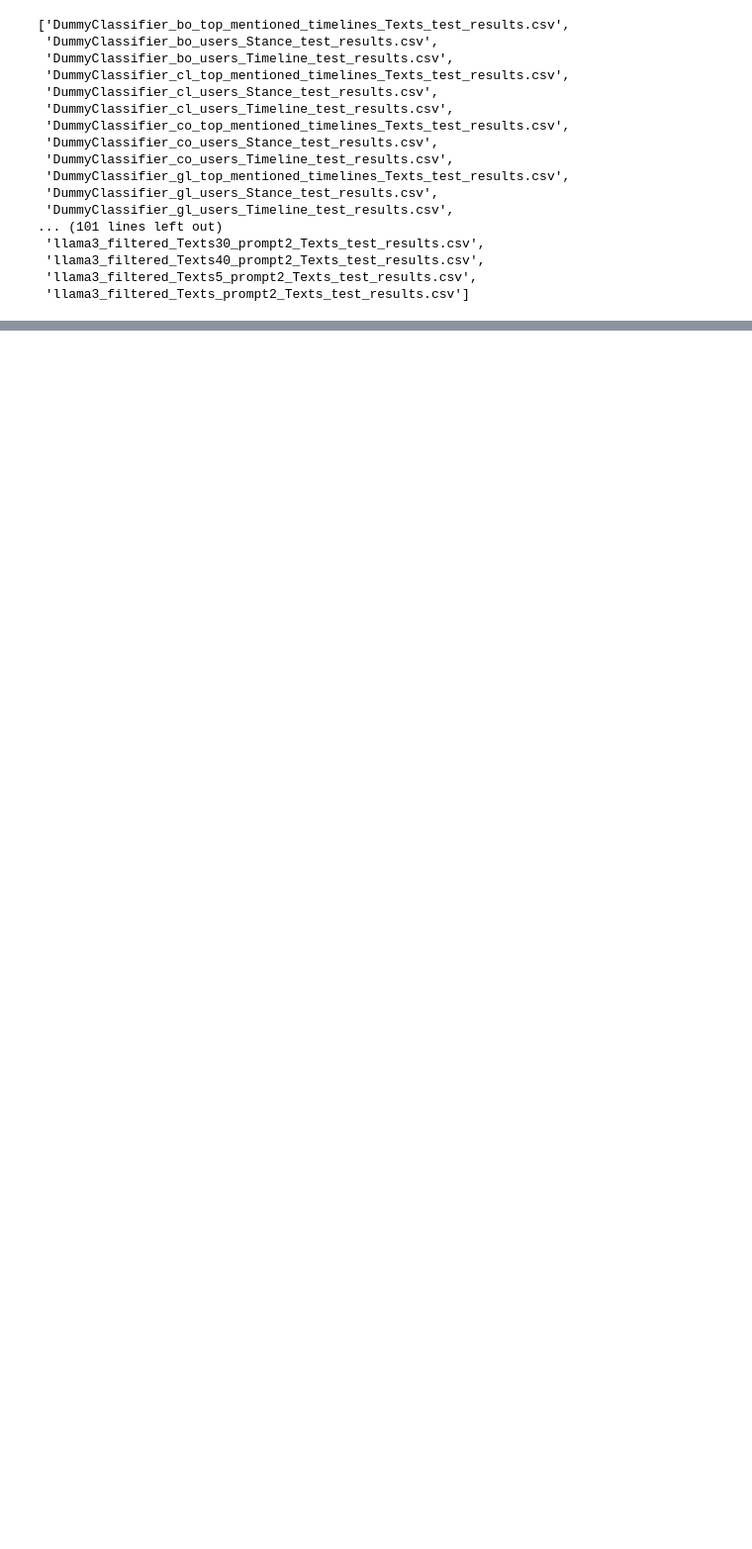
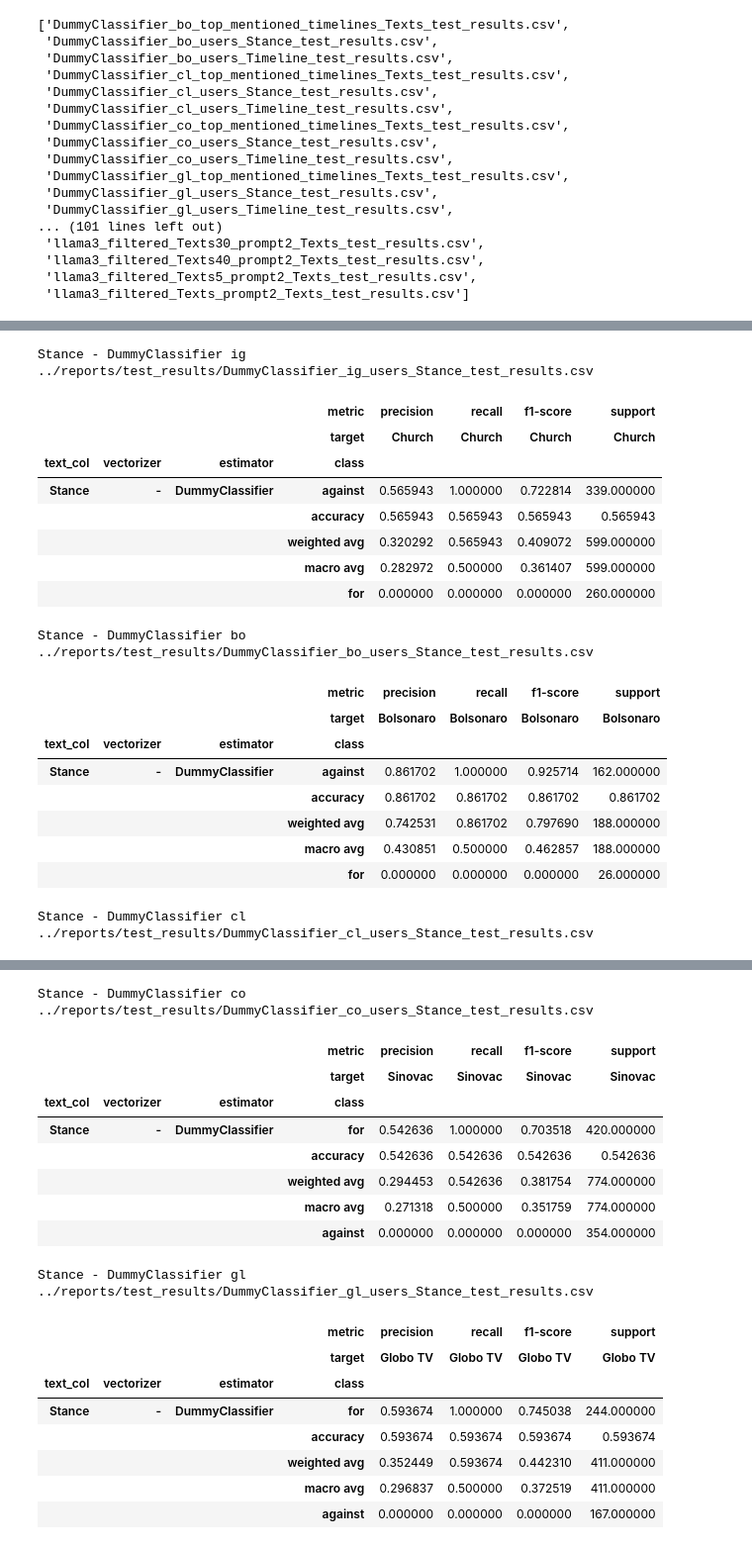
Before and after one commit to semcovici/stance-prediction-UstanceBR, a Jupyter notebook: notebooks/3.results_analysis.ipynb, the cells around one changed output, grey strips where cells are left out. Shown at 99% size. Cells and saved outputs as stored; diff of their text form; code cells hidden in the pictures; blank space fills up the shorter version.

```diff
--- a/notebooks/3.results_analysis.ipynb
+++ b/notebooks/3.results_analysis.ipynb
@@ -60,41 +64,78 @@ names
 # %%
 # (vectorizer,estimator, path_sring)
 results_tuples_stance = [
-    ("-" ,"DummyClassifier", "DummyClassifier_{target}_users_Stance_test_results.csv"),
-    ("TF-IDF" ,"xgboost", "XGBClassifier_TfidfVectorizer_cl_users_Stance_test_results.csv"),
-    ("bertabaporu-base-uncased" ,"xgboost", "XGBClassifier_TfidfVectorizer_cl_users_Stance_test_results.csv"),
-    ("-" ,"bertabaporu-base-uncased", "bert_classifier_pablocosta_bertabaporu_base_uncased_{target}_Stance_test_results.csv")
+    # Stance
+    ("Stance", "-" ,"DummyClassifier", "DummyClassifier_{target}_users_Stance_test_results.csv"),
+    ("Stance", "TF-IDF" ,"xgboost", "XGBClassifier_TfidfVectorizer_{target}_users_Stance_test_results.csv"),
+    ("Stance", "bertabaporu-base-uncased" ,"xgboost", "XGBClassifier_TfidfVectorizer_{target}_users_Stance_test_results.csv"),
+    ("Stance", "-" ,"bertabaporu-base-uncased", "bert_classifier_pablocosta_bertabaporu_base_uncased_{target}_Stance_test_results.csv"),
 
+    # Texts
+    ("Texts", "-" ,"DummyClassifier", "DummyClassifier_{target}_top_mentioned_timelines_Texts_test_results.csv"),
+    ("Texts", "TF-IDF" ,"xgboost", "XGBClassifier_TfidfVectorizer_{target}_top_mentioned_timelines_Texts_test_results.csv"),
+    ("Texts", "bertabaporu-base-uncased" ,"xgboost", "bertimbau_xgb_{target}_top_mentioned_timelines_emb_Texts_test_results.csv"),
+
+    # Timeline
+    ("Timeline", "-" ,"DummyClassifier", "DummyClassifier_{target}_users_Timeline_test_results.csv"),
+    ("Timeline", "TF-IDF" ,"xgboost", "XGBClassifier_TfidfVectorizer_{target}_users_Timeline_test_results.csv"),
+    ("Timeline", "bertabaporu-base-uncased" ,"xgboost", "bertimbau_xgb_{target}_users_emb_Timeline_test_results.csv")
 
 ]
 
 list_results = []
-for vectorizer, estimator, path_results in results_tuples_stance:
+for text_col, vectorizer, estimator, path_results in results_tuples_stance:
 
     list_cr = []
 
     for target in target_list:
 
-        df_results = pd.read_csv(test_results_path + path_results.format(target = target))
+
+        path = test_results_path + path_results.format(target = target)
+        df_results = pd.read_csv(path)
 
 
         # get classification report df
         df_classification_report = get_classification_report(df_results.test, df_results.pred, cr_args = {})
 
         # create multindex
         column_indexes = [(metric,dict_cp[target]) for metric in df_classification_report.columns]
         multi_index_cols = pd.MultiIndex.from_tuples(column_indexes, names=['metric', 'target'])
-        rows_indexes = [(vectorizer, estimator, cl) for cl in df_classification_report.index]
-        multi_index_rows = pd.MultiIndex.from_tuples(rows_indexes, names=['vectorizer', 'estimator', 'class'])
+        rows_indexes = [(text_col, vectorizer, estimator, cl) for cl in df_classification_report.index]
+        multi_index_rows = pd.MultiIndex.from_tuples(rows_indexes, names=['text_col','vectorizer', 'estimator', 'class'])
         df_classification_report.columns = multi_index_cols
         df_classification_report.index = multi_index_rows
 
-
+        print(text_col, vectorizer, estimator,target)
+        print(path)
+        display(df_classification_report)
 
         list_cr.append(df_classification_report)
 
     df_results = pd.concat(list_cr, axis = 1)
 
     list_results.append(df_results)
 
 df_results_final = pd.concat(list_results)
+# %% [output]
+Stance - DummyClassifier ig
+../reports/test_results/DummyClassifier_ig_users_Stance_test_results.csv
+|  |  |  | metric | precision | recall | f1-score | support |
+|  |  |  | target | Church | Church | Church | Church |
+| text_col | vectorizer | estimator | class |  |  |  |  |
+| Stance | - | DummyClassifier | against | 0.565943 | 1.000000 | 0.722814 | 339.000000 |
+|  |  |  | accuracy | 0.565943 | 0.565943 | 0.565943 | 0.565943 |
+|  |  |  | weighted avg | 0.320292 | 0.565943 | 0.409072 | 599.000000 |
+|  |  |  | macro avg | 0.282972 | 0.500000 | 0.361407 | 599.000000 |
+|  |  |  | for | 0.000000 | 0.000000 | 0.000000 | 260.000000 |
+Stance - DummyClassifier bo
+../reports/test_results/DummyClassifier_bo_users_Stance_test_results.csv
+|  |  |  | metric | precision | recall | f1-score | support |
+|  |  |  | target | Bolsonaro | Bolsonaro | Bolsonaro | Bolsonaro |
+| text_col | vectorizer | estimator | class |  |  |  |  |
+| Stance | - | DummyClassifier | against | 0.861702 | 1.000000 | 0.925714 | 162.000000 |
+|  |  |  | accuracy | 0.861702 | 0.861702 | 0.861702 | 0.861702 |
+|  |  |  | weighted avg | 0.742531 | 0.861702 | 0.797690 | 188.000000 |
+|  |  |  | macro avg | 0.430851 | 0.500000 | 0.462857 | 188.000000 |
+|  |  |  | for | 0.000000 | 0.000000 | 0.000000 | 26.000000 |
+Stance - DummyClassifier cl
+../reports/test_results/DummyClassifier_cl_users_Stance_test_results.csv
@@ -100,0 +150,20 @@ df_results_final = pd.concat(list_results)
+Stance - DummyClassifier co
+../reports/test_results/DummyClassifier_co_users_Stance_test_results.csv
+|  |  |  | metric | precision | recall | f1-score | support |
+|  |  |  | target | Sinovac | Sinovac | Sinovac | Sinovac |
+| text_col | vectorizer | estimator | class |  |  |  |  |
+| Stance | - | DummyClassifier | for | 0.542636 | 1.000000 | 0.703518 | 420.000000 |
+|  |  |  | accuracy | 0.542636 | 0.542636 | 0.542636 | 0.542636 |
+|  |  |  | weighted avg | 0.294453 | 0.542636 | 0.381754 | 774.000000 |
+|  |  |  | macro avg | 0.271318 | 0.500000 | 0.351759 | 774.000000 |
+|  |  |  | against | 0.000000 | 0.000000 | 0.000000 | 354.000000 |
+Stance - DummyClassifier gl
+../reports/test_results/DummyClassifier_gl_users_Stance_test_results.csv
+|  |  |  | metric | precision | recall | f1-score | support |
+|  |  |  | target | Globo TV | Globo TV | Globo TV | Globo TV |
+| text_col | vectorizer | estimator | class |  |  |  |  |
+| Stance | - | DummyClassifier | for | 0.593674 | 1.000000 | 0.745038 | 244.000000 |
+|  |  |  | accuracy | 0.593674 | 0.593674 | 0.593674 | 0.593674 |
+|  |  |  | weighted avg | 0.352449 | 0.593674 | 0.442310 | 411.000000 |
+|  |  |  | macro avg | 0.296837 | 0.500000 | 0.372519 | 411.000000 |
+|  |  |  | against | 0.000000 | 0.000000 | 0.000000 | 167.000000 |
```
Also changed, not shown: parts of 9 cells of this notebook, 2 other files.
